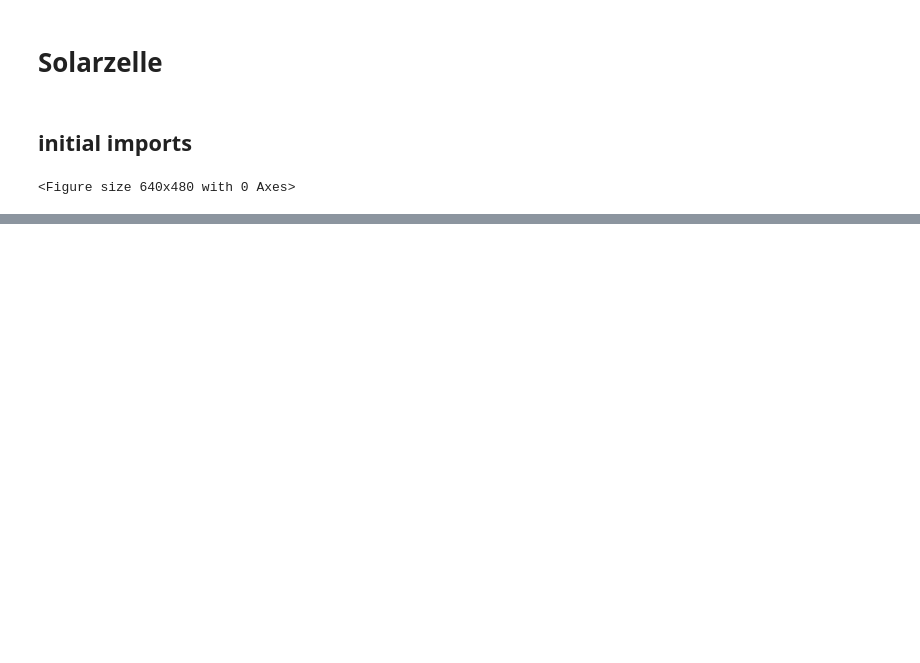
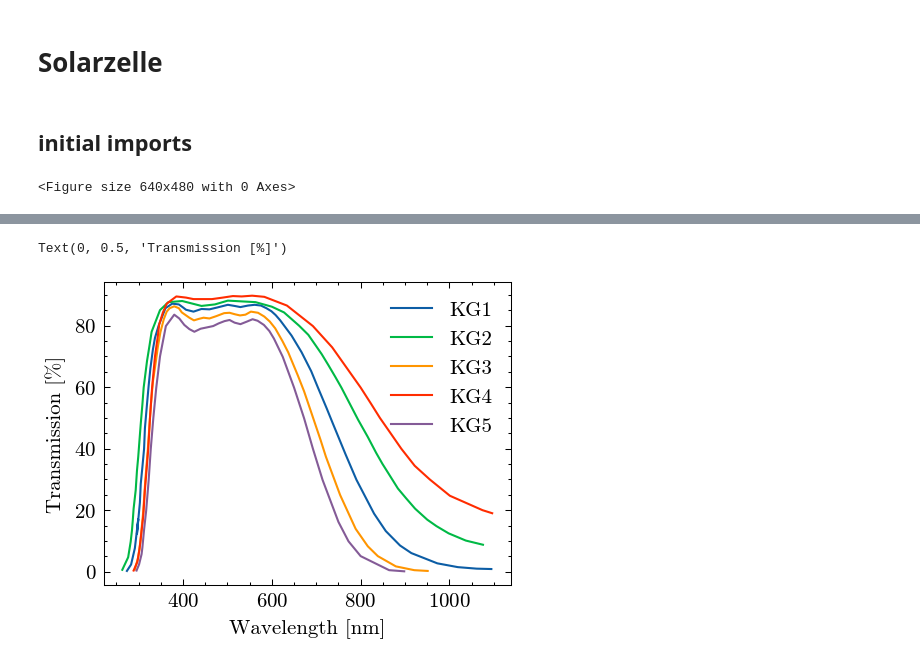
Before and after one commit to emhl/FP2, a Jupyter notebook: solar.ipynb, the cells around one changed output, grey strips where cells are left out. Saved outputs shown, nothing was run; the diff lists cells and outputs as text; code cells hidden in the pictures; blank space fills up the shorter version.

```diff
--- a/solar.ipynb
+++ b/solar.ipynb
@@ -36,0 +110,4 @@ os.makedirs(outdir, exist_ok=True)
+# %%
+kg_names=["kg1_wl", "kg1_tm", "kg2_wl", "kg2_tm", "kg3_wl", "kg3_tm", "kg4_wl", "kg4_tm", "kg5_wl", "kg5_tm"]
+kg_filters = pd.read_csv(f"{datadir}FP Solar Cells Reference Data/Schott_KG_filters.csv",names=kg_names,skiprows=3)
+kg_filters
@@ -36,0 +128,15 @@ os.makedirs(outdir, exist_ok=True)
+# %%
+plt.figure()
+plt.plot(kg_filters['kg1_wl'],100*kg_filters['kg1_tm'],label='KG1')
+plt.plot(kg_filters['kg2_wl'],100*kg_filters['kg2_tm'],label='KG2')
+plt.plot(kg_filters['kg3_wl'],100*kg_filters['kg3_tm'],label='KG3')
+plt.plot(kg_filters['kg4_wl'],100*kg_filters['kg4_tm'],label='KG4')
+plt.plot(kg_filters['kg5_wl'],100*kg_filters['kg5_tm'],label='KG5')
+
+plt.legend()
+
+plt.xlabel('Wavelength [nm]')
+plt.ylabel('Transmission [%]')
+# %% [output]
+Text(0, 0.5, 'Transmission [%]')
+[figure, added]
```
Also changed, not shown: parts of 36 cells of this notebook.
